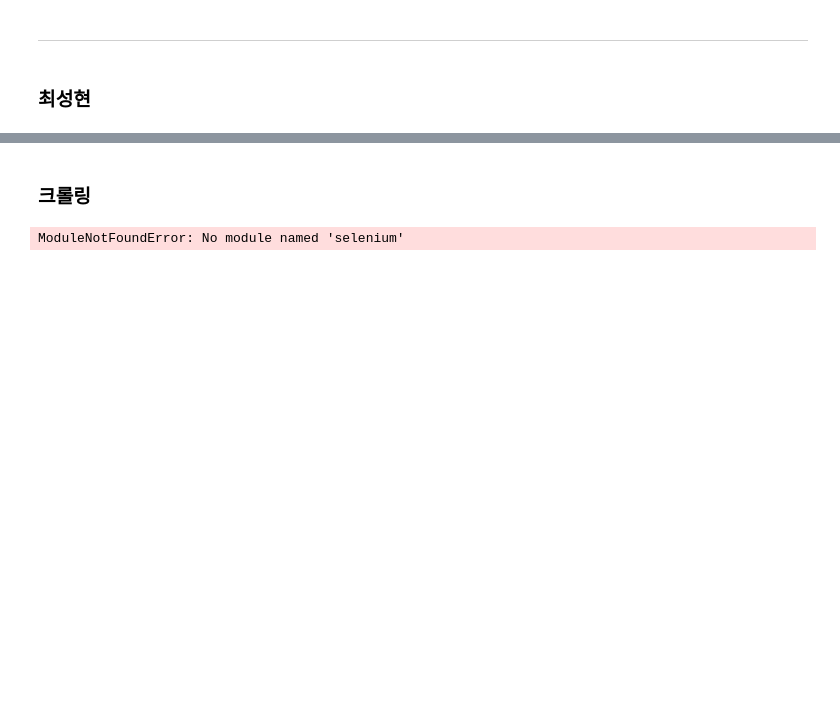
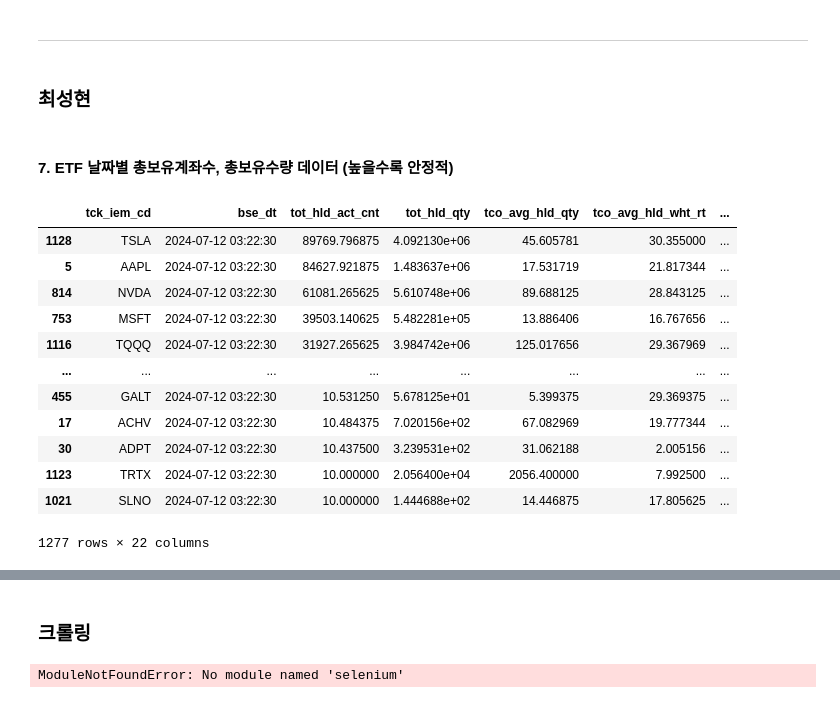
Before and after one commit to froggy-hyun/24NH_bigdata, a Jupyter notebook: code_main.ipynb, the cells around one changed output, grey strips where cells are left out. Cells and saved outputs as stored; diff of their text form; code cells hidden in the pictures; blank space fills up the shorter version.

Commit message:
feat: 7. ETF 날짜별 총보유계좌수, 총보유수량 데이터 (높을수록 안정적)

```diff
--- a/code_main.ipynb
+++ b/code_main.ipynb
@@ -23,6 +23,11 @@ historical_dividend = pd.read_csv('data_yoonseo/NH_CONTEST_DATA_HISTORICAL_DIVID
 cus_tp_ifo = pd.read_csv("data_sunghyun/NH_CONTEST_NHDATA_CUS_TP_IFO.csv", encoding='cp949')
 ifw_ofw_ifo = pd.read_csv("data_sunghyun/NH_CONTEST_NHDATA_IFW_OFW_IFO.csv", encoding='cp949')
 stk_dd_ifo = pd.read_csv("data_sunghyun/NH_CONTEST_NHDATA_STK_DD_IFO.csv", encoding='cp949')
+# %%
+# bse_dt 열을 datetime 형식으로 변환
+cus_tp_ifo['bse_dt'] = pd.to_datetime(cus_tp_ifo['bse_dt'], format='%Y%m%d')
+ifw_ofw_ifo['bse_dt'] = pd.to_datetime(ifw_ofw_ifo['bse_dt'], format='%Y%m%d')
+stk_dd_ifo['bse_dt'] = pd.to_datetime(stk_dd_ifo['bse_dt'], format='%Y%m%d')
 # %% [markdown]
 이윤서 코드 (기준 6개)
 # %% [markdown]
@@ -482,3 +487,33 @@ print(merged_df[['ETF', 'Average Annual Dividend', 'recent_close', 'Dividend per
 -----------------------------------------------------------------------
 # %% [markdown]
 ### 최성현
+# %% [markdown]
+#### 7. ETF 날짜별 총보유계좌수, 총보유수량 데이터 (높을수록 안정적)
+# %%
+# 특정 기간 동안 데이터 필터링 (예: 2024년 5월 28일부터 2024년 8월 27일까지)
+filtered_data = stk_dd_ifo[(stk_dd_ifo['bse_dt'] >= '2024-05-28') & (stk_dd_ifo['bse_dt'] <= '2024-08-27')]
+
+# 각 티커에 대해 기간별 평균 계산
+grouped_data = filtered_data.groupby('tck_iem_cd').mean().reset_index()
+
+# 총보유계좌수를 기준으로 내림차순 정렬한 결과 출력
+sorted_by_act_cnt = grouped_data.sort_values(by='tot_hld_act_cnt', ascending=False)
+
+# 총보유수량을 기준으로 내림차순 정렬한 결과 출력
+sorted_by_qty = grouped_data.sort_values(by='tot_hld_qty', ascending=False)
+# %%
+sorted_by_act_cnt
+# %% [output]
+|  | tck_iem_cd | bse_dt | tot_hld_act_cnt | tot_hld_qty | tco_avg_hld_qty | tco_avg_hld_wht_rt | ... |
+| 1128 | TSLA | 2024-07-12 03:22:30 | 89769.796875 | 4.092130e+06 | 45.605781 | 30.355000 | ... |
+| 5 | AAPL | 2024-07-12 03:22:30 | 84627.921875 | 1.483637e+06 | 17.531719 | 21.817344 | ... |
+| 814 | NVDA | 2024-07-12 03:22:30 | 61081.265625 | 5.610748e+06 | 89.688125 | 28.843125 | ... |
+| 753 | MSFT | 2024-07-12 03:22:30 | 39503.140625 | 5.482281e+05 | 13.886406 | 16.767656 | ... |
+| 1116 | TQQQ | 2024-07-12 03:22:30 | 31927.265625 | 3.984742e+06 | 125.017656 | 29.367969 | ... |
+| ... | ... | ... | ... | ... | ... | ... | ... |
+| 455 | GALT | 2024-07-12 03:22:30 | 10.531250 | 5.678125e+01 | 5.399375 | 29.369375 | ... |
+| 17 | ACHV | 2024-07-12 03:22:30 | 10.484375 | 7.020156e+02 | 67.082969 | 19.777344 | ... |
+| 30 | ADPT | 2024-07-12 03:22:30 | 10.437500 | 3.239531e+02 | 31.062188 | 2.005156 | ... |
+| 1123 | TRTX | 2024-07-12 03:22:30 | 10.000000 | 2.056400e+04 | 2056.400000 | 7.992500 | ... |
+| 1021 | SLNO | 2024-07-12 03:22:30 | 10.000000 | 1.444688e+02 | 14.446875 | 17.805625 | ... |
+1277 rows × 22 columns
```
Also changed, not shown: parts of 1 cell of this notebook.
